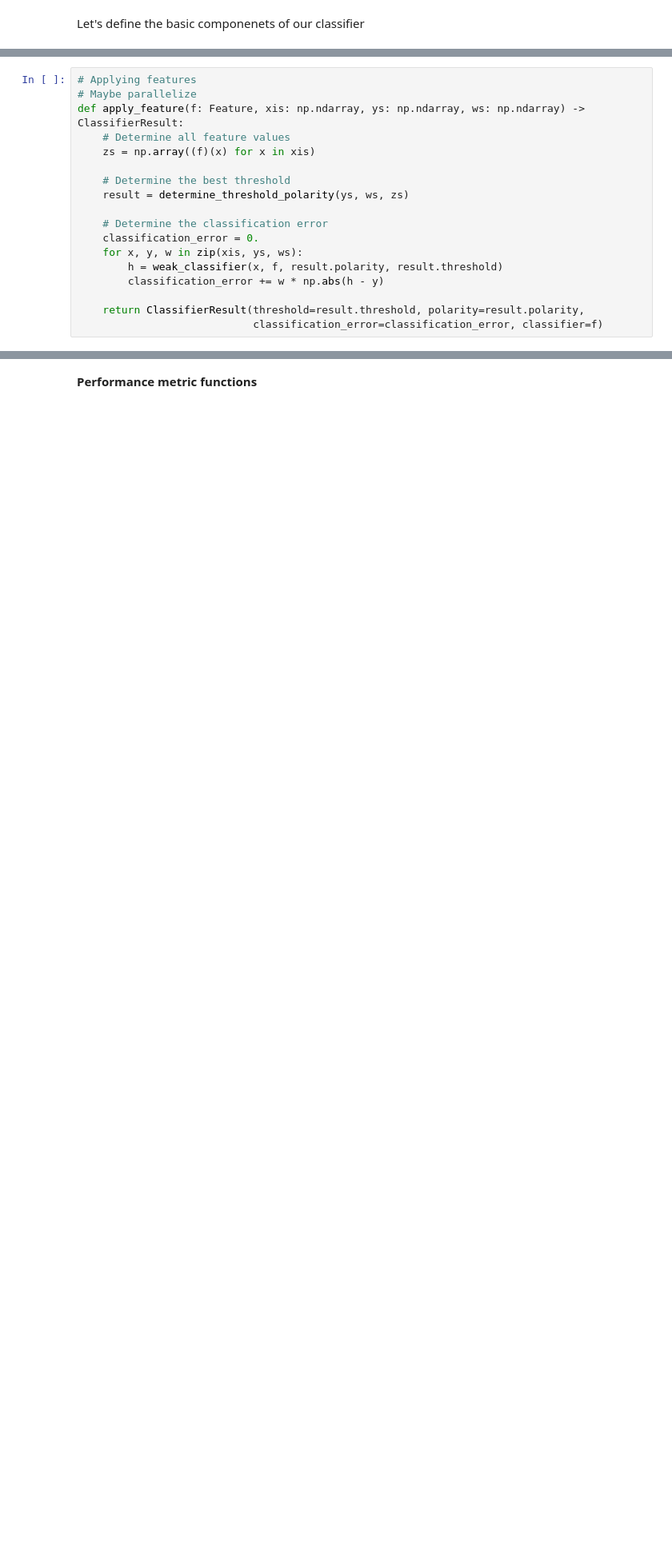
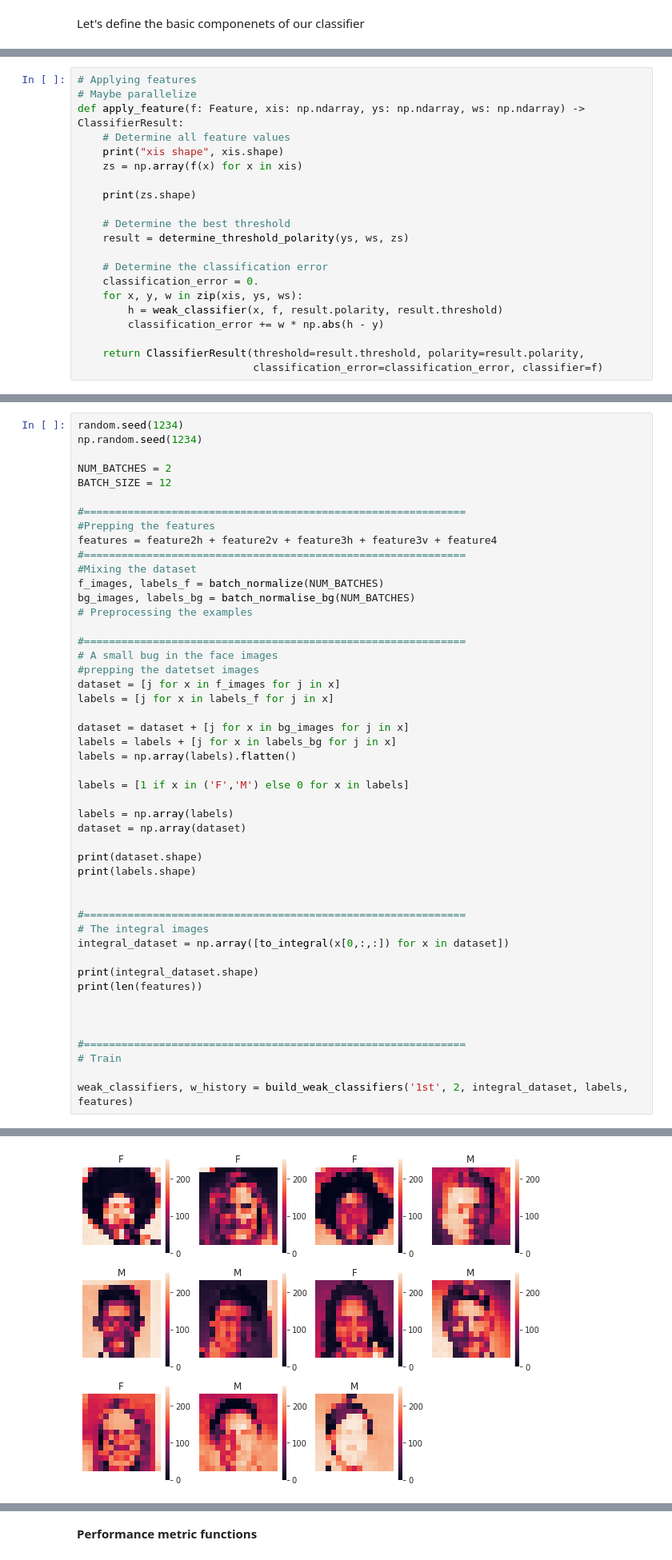
Before and after one commit to adakri/The_viola_Jones_face_detector, a Jupyter notebook: VD_detector.ipynb, the cells around one changed output, grey strips where cells are left out. Shown at 80% size. Saved outputs shown, nothing was run; the diff lists cells and outputs as text; blank space fills up the shorter version.

```diff
--- a/VD_detector.ipynb
+++ b/VD_detector.ipynb
@@ -1146,7 +1156,10 @@ def determine_threshold_polarity(ys: np.ndarray, ws: np.ndarray, zs: np.ndarray)
 # Maybe parallelize
 def apply_feature(f: Feature, xis: np.ndarray, ys: np.ndarray, ws: np.ndarray) -> ClassifierResult:
     # Determine all feature values
-    zs = np.array((f)(x) for x in xis)
+    print("xis shape", xis.shape)
+    zs = np.array(f(x) for x in xis)
+
+    print(zs.shape)
 
     # Determine the best threshold
     result = determine_threshold_polarity(ys, ws, zs)
@@ -1161,0 +1253,49 @@ def apply_feature(f: Feature, xis: np.ndarray, ys: np.ndarray, ws: np.ndarray) -
+# %%
+random.seed(1234)
+np.random.seed(1234)
+
+NUM_BATCHES = 2
+BATCH_SIZE = 12
+
+#=============================================================
+#Prepping the features
+features = feature2h + feature2v + feature3h + feature3v + feature4
+#=============================================================
+#Mixing the dataset
+f_images, labels_f = batch_normalize(NUM_BATCHES)
+bg_images, labels_bg = batch_normalise_bg(NUM_BATCHES)
+# Preprocessing the examples
+
+#=============================================================
+# A small bug in the face images
+#prepping the datetset images
+dataset = [j for x in f_images for j in x]
+labels = [j for x in labels_f for j in x]
+
+dataset = dataset + [j for x in bg_images for j in x]
+labels = labels + [j for x in labels_bg for j in x]
+labels = np.array(labels).flatten()
+
+labels = [1 if x in ('F','M') else 0 for x in labels]
+
+labels = np.array(labels)
+dataset = np.array(dataset)
+
+print(dataset.shape)
+print(labels.shape)
+
+
+#=============================================================
+# The integral images
+integral_dataset = np.array([to_integral(x[0,:,:]) for x in dataset])
+
+print(integral_dataset.shape)
+print(len(features))
+
+
+
+#=============================================================
+# Train
+
+weak_classifiers, w_history = build_weak_classifiers('1st', 2, integral_dataset, labels, features)
+# %% [output]
@@ -1161,0 +1336 @@ def apply_feature(f: Feature, xis: np.ndarray, ys: np.ndarray, ws: np.ndarray) -
+[figure, added]
```
Also changed, not shown: parts of 11 cells of this notebook.
